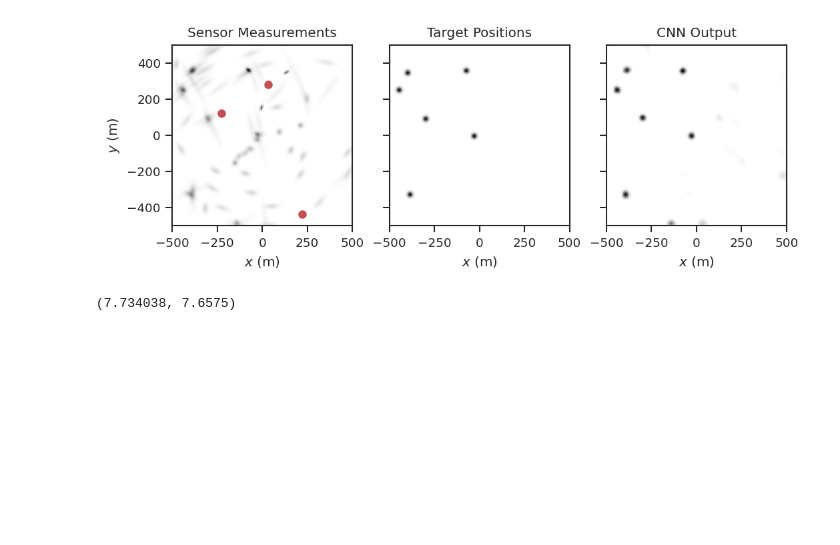
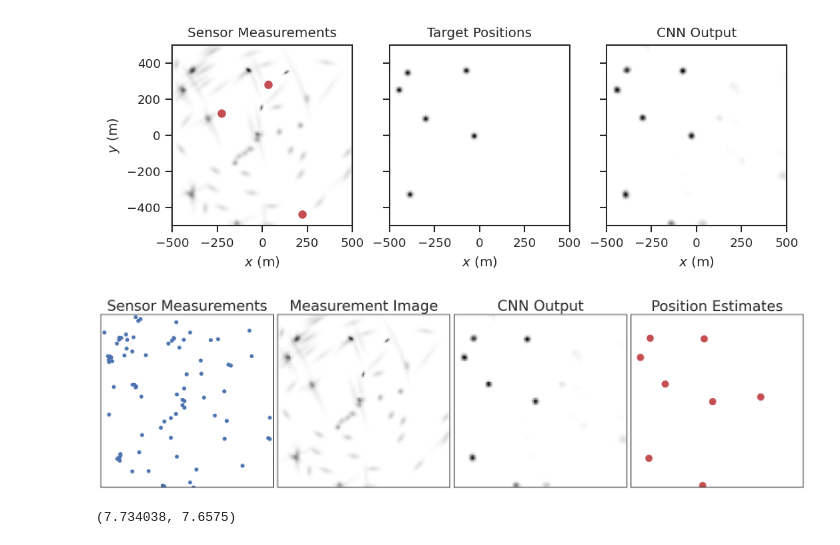
Before and after one commit to Damowerko/mtt, a Jupyter notebook: notebooks/evaluate.ipynb, the cells around one changed output. Saved outputs shown, nothing was run; the diff lists cells and outputs as text; code cells hidden in the pictures; blank space fills up the shorter version.

```diff
--- a/notebooks/evaluate.ipynb
+++ b/notebooks/evaluate.ipynb
@@ -40,7 +50,7 @@ with open(f"../data/test/{scale}km/simulations.pkl", "rb") as f:
 images = map(
     partial(vector_to_image, img_size=128 * scale), dataset_vectors[simulation_idx]
 )
-stacked = simulation_window(stack_images(images))
+stacked = typing.cast(List[StackedImageData], rolling_window(stack_images(images)))
 # %%
 # find all simulations where the sensor is within the simulation window
 for i, simulation_vectors in enumerate(dataset_vectors):
@@ -98,6 +109,6 @@ Conv2dCoder(
 # %%
 filt_idx = -1
-method = "kmeans"
+method = "gmm"
 n_peaks_scale = 1.0
 
 with torch.no_grad():
@@ -128,7 +139,7 @@ Mean cardinality estimate: 9.14
 Mean cardinality truth: 7.57
 Ratio 0.83
 # %%
-step_idx = -1
+step_idx = 99
 
 with sns.axes_style("ticks"):
     fig, axs = plt.subplots(1, 3, sharey=True, figsize=(7.0, 3.5))
@@ -160,6 +171,52 @@ with sns.axes_style("ticks"):
     plt.show()
 # %% [output]
 [figure]
+# %%
+with sns.axes_style("white"):
+    figscale = 2.0
+    fontsize = 22
+    markersize = figscale * 5
+
+    fig, axs = plt.subplots(1, 4, figsize=(figscale * 7.5, figscale * 3))
+    for ax in axs:
+        ax.set_aspect("equal")
+        ax.set_xticks([])
+        ax.set_yticks([])
+        ax.set_xlim(extent[:2])
+        ax.set_ylim(extent[2:])
+
+    imshow_kwargs = dict(
+        extent=extent,
+        origin="lower",
+        cmap="gray_r",
+    )
+
+    # Plot measurement positions
+    measurements = np.concatenate(
+        stacked[step_idx].info[filt_idx]["measurements"]
+        + stacked[step_idx].info[filt_idx]["clutter"],
+        axis=0,
+    )
+
+    axs[0].set_title("Sensor Measurements", fontsize=fontsize)
+    axs[0].plot(*measurements.T, "b.", markersize=markersize)
+
+    axs[1].set_title("Measurement Image", fontsize=fontsize)
+    axs[1].imshow(stacked[step_idx].sensor_images[filt_idx].cpu(), **imshow_kwargs)
+    axs[1].set_xlim(xmin=extent[0], xmax=extent[1])
+    axs[1].set_ylim(ymin=extent[2], ymax=extent[3])
+
+    axs[2].set_title("CNN Output", fontsize=fontsize)
+    axs[2].imshow(pred_img[step_idx][filt_idx], **imshow_kwargs)
+
+    axs[3].set_title("Position Estimates", fontsize=fontsize)
+    axs[3].plot(*predictions_cnn[step_idx].T, "ro", markersize=markersize)
+
+    plt.savefig("../figures/poster/mtt_pipeline.pdf", bbox_inches="tight")
+    plt.show()
+    plt.close()
+# %% [output]
+[figure, added]
 # %%
 mean_energy = np.mean(
     [pos_img[1].cpu().clamp(min=0).sum(dim=[-1, -2]) for _, pos_img, _ in stacked]
```
Also changed, not shown: parts of 3 cells of this notebook, 13 other files.
